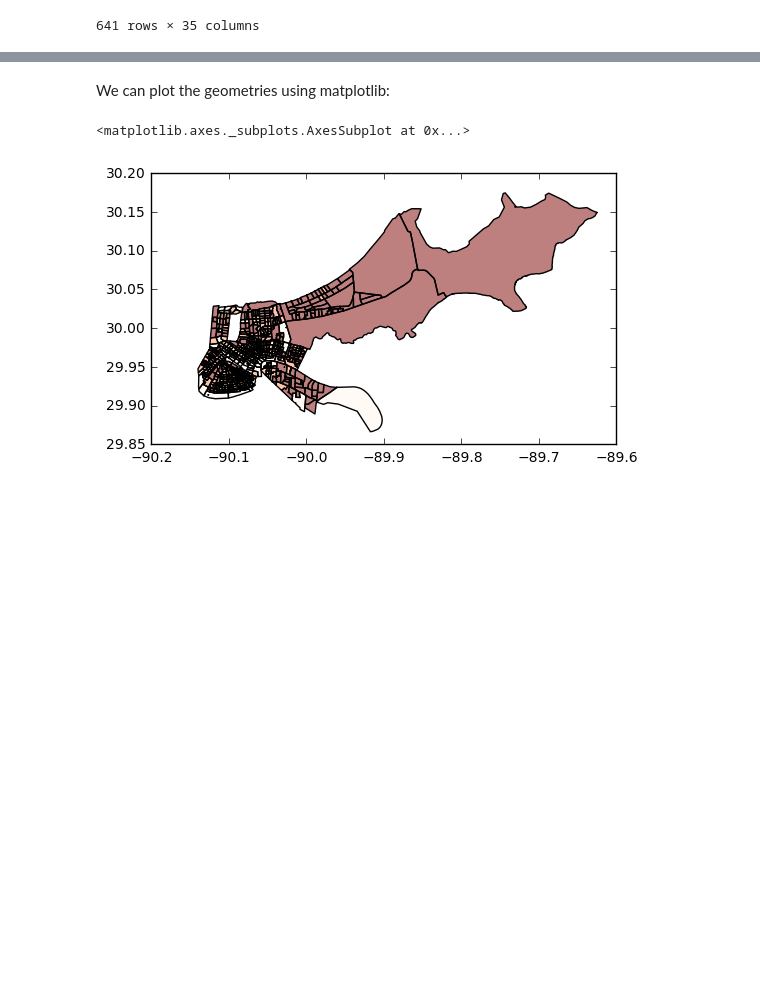
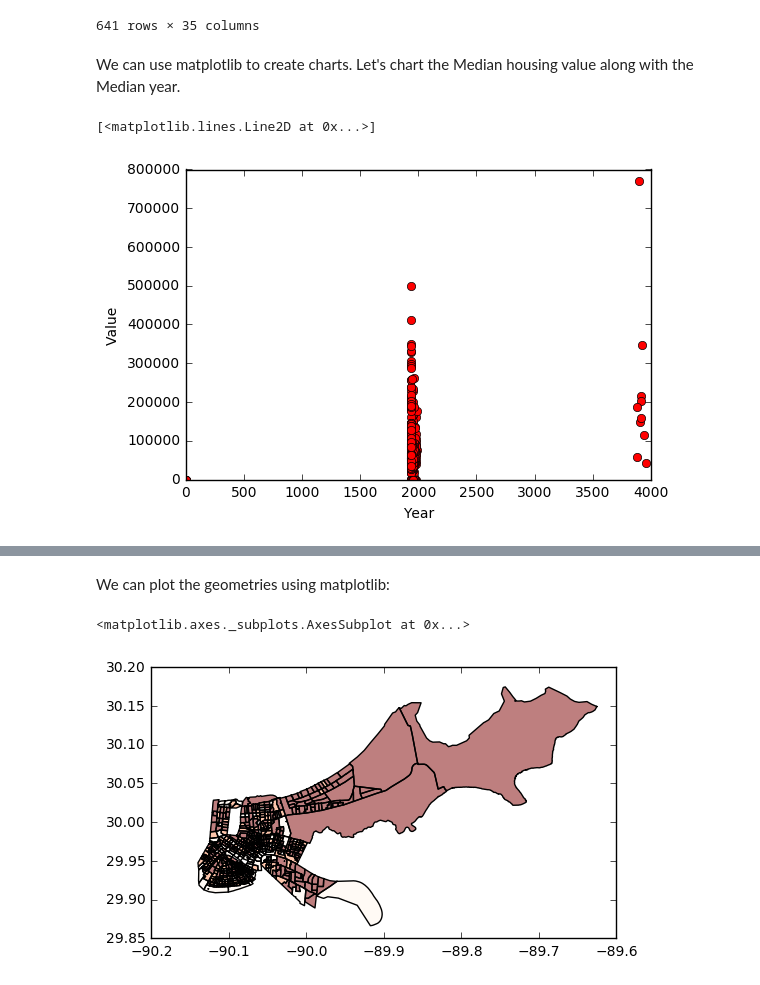
Before and after one commit to zbyte64/python_datagov_notebooks, a Jupyter notebook: 3. Exploring Data.ipynb, the cells around one changed output, grey strips where cells are left out. Drawn from its saved outputs; the diff is of its cells as text; code cells hidden in the pictures; blank space fills up the shorter version.

Commit message:
added plot graph example

```diff
--- a/3. Exploring Data.ipynb
+++ b/3. Exploring Data.ipynb
@@ -268,3 +268,16 @@ geo_data_frame
 | 655 | 259 | (POLYGON ((-90.09751400099631 29.... | 8.580109e+05 | 3830.80655 | 270 | 268 | 2.0 | 220710064002 | 0.030777 | 480 | ... |
 | 656 | 260 | (POLYGON ((-90.06386100099685 29.... | 7.978993e+05 | 3854.52869 | 271 | 269 | 5.0 | 220710027005 | 0.028621 | 495 | ... |
 641 rows × 35 columns
+# %% [markdown]
+We can use matplotlib to create charts. Let's chart the Median housing value along with the Median year.
+# %%
+%matplotlib inline
+
+import matplotlib.pyplot as plt
+
+plt.xlabel('Year')
+plt.ylabel('Value')
+plt.plot(geo_data_frame['MDN_YEAR'], geo_data_frame['MDN_VALUE'], 'ro')
+# %% [output]
+[<matplotlib.lines.Line2D at 0x...>]
+[figure, added]
```
Also changed, not shown: parts of 5 cells of this notebook.
